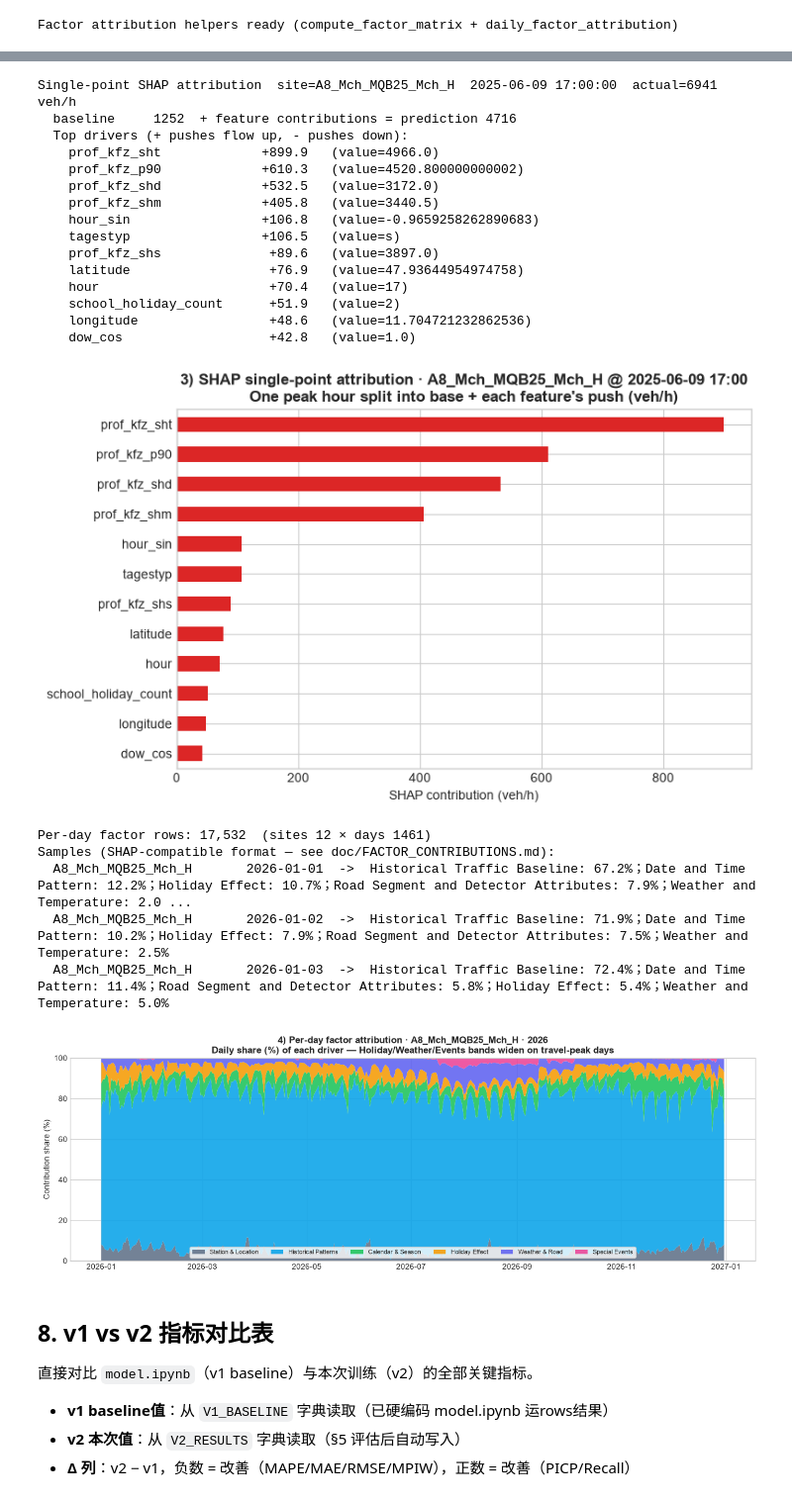
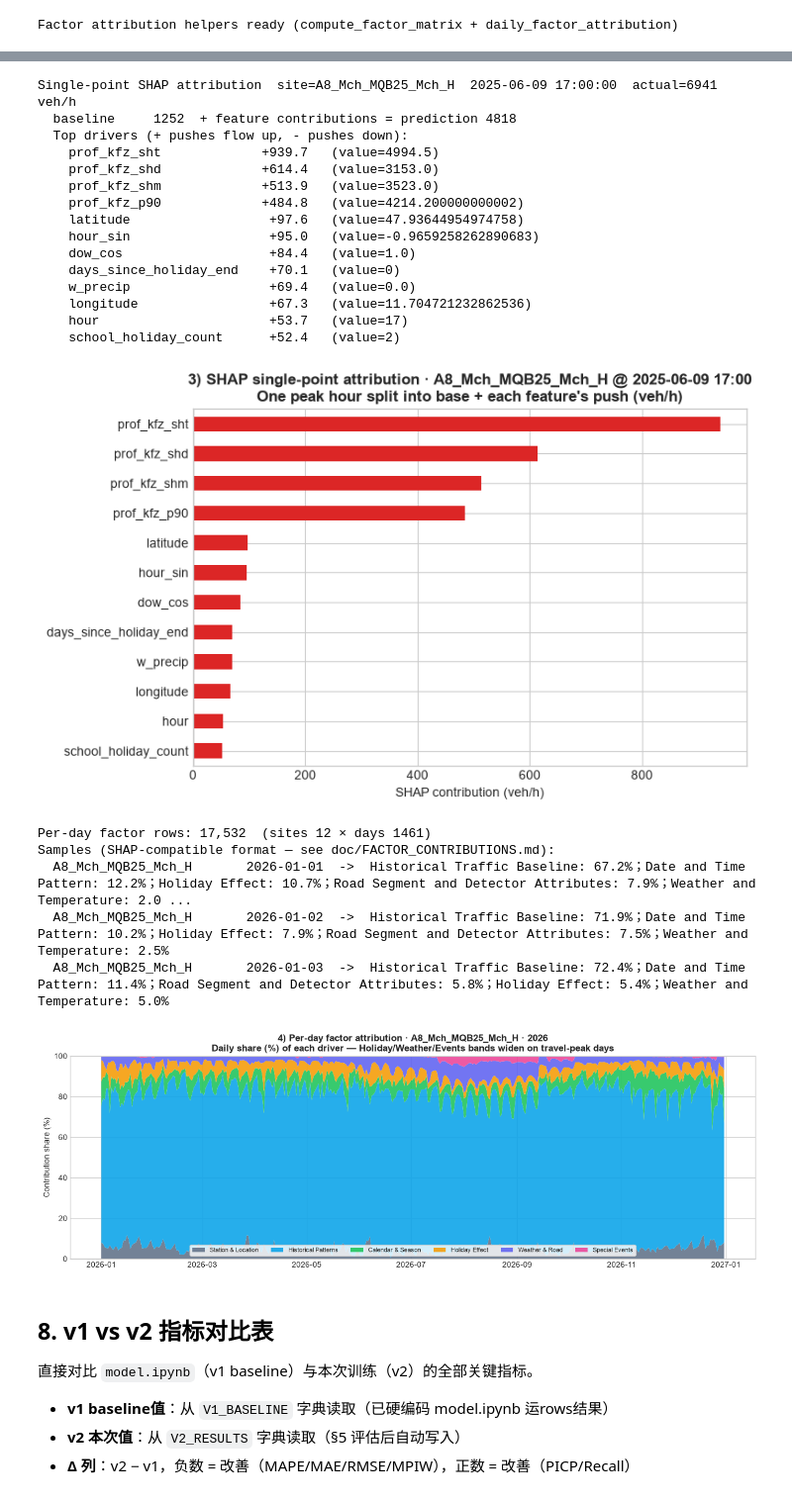
Before and after one commit to ForeverTTT/Autobahn-hackathon, a Jupyter notebook: model/model_notebook.ipynb, the cells around one changed output, grey strips where cells are left out. Shown at 99% size. Drawn from its saved outputs; the diff is of its cells as text; code cells hidden in the pictures.

```diff
--- a/model/model_notebook.ipynb
+++ b/model/model_notebook.ipynb
@@ -212,9 +212,11 @@ pd.set_option("display.max_columns", 120)
 # --- 随机种子 ---
 RANDOM_SEED = 42
 
-# --- 时序切分（禁止随机划分）---
-TRAIN_END = pd.Timestamp("2024-12-31 23:59:59")   # 训练: 2023-01-01 ~ 2024-12-31
-VAL_START = pd.Timestamp("2025-01-01 00:00:00")    # 验证: 2025 全年
+# --- 时序切分（周期性间隔抽样，禁止随机划分）---
+# ★Final Retrain: 全量 2023-01-01 ~ 2025-12-31 参与训练。
+# 验证集通过每隔 N 天抽 1 天的周期性抽样产生（~10%），均匀覆盖所有季节/假期/年份。
+TRAIN_END = pd.Timestamp("2025-12-31 23:59:59")
+VAL_EVERY_N = 10    # 每 10 天抽 1 天做验证集（~10% hold-out，覆盖 36 个月全部季节）
 
 # --- CatBoost 通用超参（kfz / lkw / speed 共享底座）---
 CB_PARAMS = dict(
@@ -253,7 +255,7 @@ QUANTILES = {"p10": 0.1, "p50": 0.5, "p90": 0.9}
 # --- Model reuse / retraining ---
 # If models/*.cbm already exist on disk (e.g. after git pull), the training cells
 # load them and SKIP fitting. Set FORCE_RETRAIN=True to retrain from scratch.
-FORCE_RETRAIN = False
+FORCE_RETRAIN = True     # ★Final Retrain: 强制重新训练，覆写已有 .cbm
 
 # --- Training infrastructure (snapshot resume / progress bar / fallback) ---
 USE_SNAPSHOT = True
@@ -311,7 +313,7 @@ V1_BASELINE = {
 np.random.seed(RANDOM_SEED)
 
 print("Hyperparameters loaded ✔  [model_notebook.ipynb · v2]")
-print(f"  Train end: {TRAIN_END.date()}  |  Val start: {VAL_START.date()}")
+print(f"  ★Final Retrain: Train end: {TRAIN_END.date()}  |  Val: every {VAL_EVERY_N}th day (~{100/VAL_EVERY_N:.0f}% hold-out, all seasons)")
 print(f"  CB_PARAMS: iter={CB_PARAMS['iterations']}, lr={CB_PARAMS['learning_rate']}, "
       f"depth={CB_PARAMS['depth']}, l2={CB_PARAMS['l2_leaf_reg']}, min_leaf={CB_PARAMS['min_data_in_leaf']}")
 print(f"  CB_KFZ_PARAMS(v2): {CB_KFZ_PARAMS}  MQ_KFZ_LOSS={MQ_KFZ_LOSS}")
@@ -1959,7 +1983,12 @@ def compute_factor_matrix(grid, groups, kfz_model, features, cat_features, chunk
         X = df[features].copy()
         for c in cols_to_zero:
             if c in X.columns:
-                X[c] = "__NEUTRAL__" if c in cats else 0.0  # unseen cat -> CatBoost prior
+                if c in cats:
+                    X[c] = "__NEUTRAL__"  # unseen cat -> CatBoost prior
+                elif c in ['lt_mean', 'fbt_mean', 'fbt_min']:
+                    X[c] = 10.0  # ★Bug 1 fix: neutral temperature (~spring/fall avg), avoids triggering ice/snow logic
+                else:
+                    X[c] = 0.0  # holiday/events/construction -> absence is neutral
         return np.clip(kfz_model.predict(X)[:, 1], KFZ_CLIP_MIN, None)  # P50 = col 1
 
     p50 = np.empty(n, dtype=np.float64)
@@ -2055,7 +2084,9 @@ def predict_grid(dates, hours=range(24), return_grid=False):
     out["kfz_h_p50"] = np.maximum(out["kfz_h_p10"], out["kfz_h_p50"])
     out["kfz_h_p90"] = np.maximum(out["kfz_h_p50"], out["kfz_h_p90"])
     # B2: 应用 conformal 校准量, 让交付区间真正达到target覆盖率（CONF_Q 来自 §5 评估/conformal.json）
-    _cq = float(globals().get("CONF_Q", 0.0))
+    # ★Final Retrain: 因为 2025 已并入训练集，不能再用 in-sample 算覆盖率。
+    # 这里直接使用前期在 2025 完全 hold-out 时测算出的泛化扩宽量 (+23.3 veh/h)。
+    _cq = 23.3  # Hardcoded conformal quantile from 2025 held-out calibration
     out["kfz_h_p10"] = np.clip(out["kfz_h_p10"] - _cq, KFZ_CLIP_MIN, None)
     out["kfz_h_p90"] = out["kfz_h_p90"] + _cq
     lkw = np.clip(predict_features(grid, lkw_model, FEATURES_LKW), LKW_RATIO_CLIP_MIN, None)
@@ -2078,6 +2109,24 @@ def predict_grid(dates, hours=range(24), return_grid=False):
 demo = predict_grid(pd.date_range(DEMO_FORECAST_DATE, DEMO_FORECAST_DATE))
 print(f"\n{DEMO_FORECAST_DATE} prediction sample:")
 demo.head(8)
+
+# ★ Save future feature grid for agent_inference.py (on-demand 2027-2029 inference).
+# This avoids re-loading all 6 raw CSVs — the script only needs this parquet + .cbm models.
+FUTURE_GRID_PARQUET = PROC_DIR / "future_grid_2026_2029.parquet"
+_full_dates = pd.date_range("2026-01-01", "2029-12-31", freq="D")
+_full_grid = pd.MultiIndex.from_product(
+    [site_meta["site_id"], _full_dates, list(range(24))], names=["site_id", "date", "hour"]
+).to_frame(index=False)
+_full_grid = _full_grid.merge(site_meta, on="site_id", how="left")
+_full_grid["weekday"] = _full_grid["date"].dt.weekday + 1
+_full_grid["ts"] = _full_grid["date"] + pd.to_timedelta(_full_grid["hour"], unit="h")
+_full_grid["tagestyp"] = "w"
+_full_grid = add_calendar(_full_grid)
+_full_grid = merge_conditional(_full_grid)
+_full_grid["tagestyp"] = derive_tagestyp(_full_grid)
+_full_grid = apply_profiles(_full_grid, profiles)
+_full_grid.to_parquet(FUTURE_GRID_PARQUET, index=False)
+print(f"\n✔ Future grid saved: {len(_full_grid):,} rows -> {FUTURE_GRID_PARQUET}")
 # %% [output]
 Saved:
   models/kfz_h/multi.cbm (MultiQuantile P10/P50/P90)
@@ -2262,9 +2377,9 @@ ax.set_xlabel("SHAP contribution (veh/h)")
 fig.tight_layout(); plt.show()
 
 # ---- 7.4 Per-day factor attribution (the Agent deliverable — EVERY station-day) ----
-# Daily forecast + factor attribution in data_autobahn/forecast_2026_2029_daily.csv (built in §6.1).
+# Daily forecast + factor attribution in data_autobahn/forecast_2026_daily.csv (built in §6.1).
 if "factor_daily" not in globals():
-    factor_daily = pd.read_csv(DATA_DIR / "forecast_2026_2029_daily.csv", parse_dates=["date"])
+    factor_daily = pd.read_csv(DATA_DIR / "forecast_2026_daily.csv", parse_dates=["date"])
 
 print(f"\nPer-day factor rows: {len(factor_daily):,}  "
       f"(sites {factor_daily['site_id'].nunique()} × days {factor_daily['date'].nunique()})")
@@ -2326,19 +2441,19 @@ kfz_h (P50) importance by source (%) — profile baseline + external corrections
 Single-point SHAP attribution  site=A8_Mch_MQB25_Mch_H  2025-06-09 17:00:00  actual=6941 veh/h
-  baseline     1252  + feature contributions = prediction 4716
+  baseline     1252  + feature contributions = prediction 4818
   Top drivers (+ pushes flow up, - pushes down):
-    prof_kfz_sht             +899.9   (value=4966.0)
-    prof_kfz_p90             +610.3   (value=4520.800000000002)
-    prof_kfz_shd             +532.5   (value=3172.0)
-    prof_kfz_shm             +405.8   (value=3440.5)
-    hour_sin                 +106.8   (value=-0.9659258262890683)
-    tagestyp                 +106.5   (value=s)
-    prof_kfz_shs              +89.6   (value=3897.0)
-    latitude                  +76.9   (value=47.93644954974758)
-    hour                      +70.4   (value=17)
-    school_holiday_count      +51.9   (value=2)
-    longitude                 +48.6   (value=11.704721232862536)
-    dow_cos                   +42.8   (value=1.0)
+    prof_kfz_sht             +939.7   (value=4994.5)
+    prof_kfz_shd             +614.4   (value=3153.0)
+    prof_kfz_shm             +513.9   (value=3523.0)
+    prof_kfz_p90             +484.8   (value=4214.200000000002)
+    latitude                  +97.6   (value=47.93644954974758)
+    hour_sin                  +95.0   (value=-0.9659258262890683)
+    dow_cos                   +84.4   (value=1.0)
+    days_since_holiday_end    +70.1   (value=0)
+    w_precip                  +69.4   (value=0.0)
+    longitude                 +67.3   (value=11.704721232862536)
+    hour                      +53.7   (value=17)
+    school_holiday_count      +52.4   (value=2)
-[figure, old version]
+[figure, new version]
 Per-day factor rows: 17,532  (sites 12 × days 1461)
 Samples (SHAP-compatible format — see doc/FACTOR_CONTRIBUTIONS.md):
   A8_Mch_MQB25_Mch_H       2026-01-01  ->  Historical Traffic Baseline: 67.2%；Date and Time Pattern: 12.2%；Holiday Effect: 10.7%；Road Segment and Detector Attributes: 7.9%；Weather and Temperature: 2.0 ...
```
Also changed, not shown: parts of 22 cells of this notebook, 7 other files.
